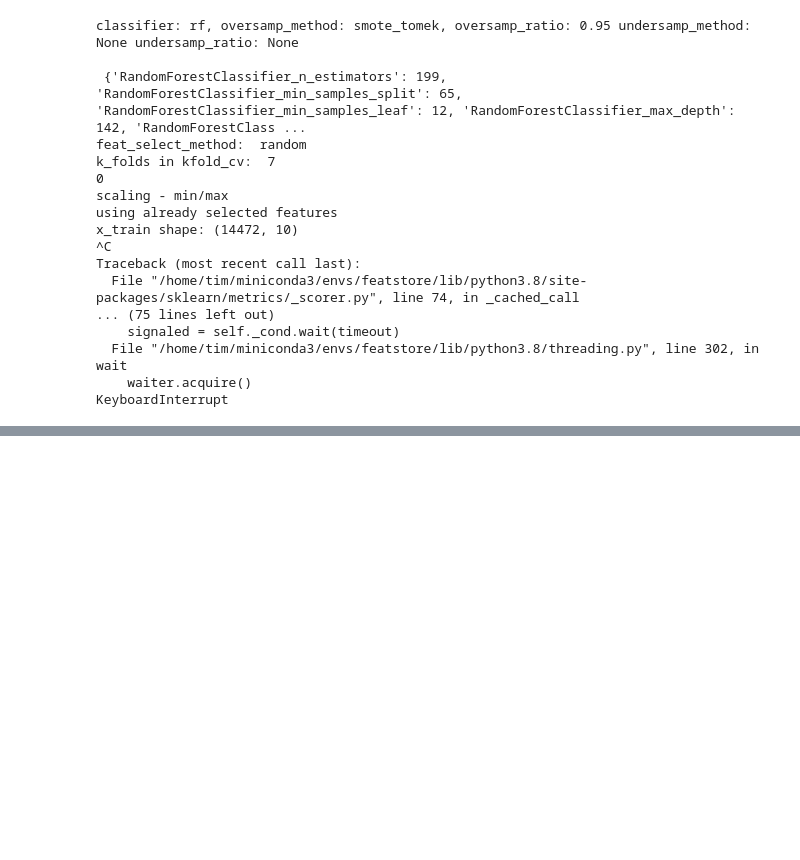
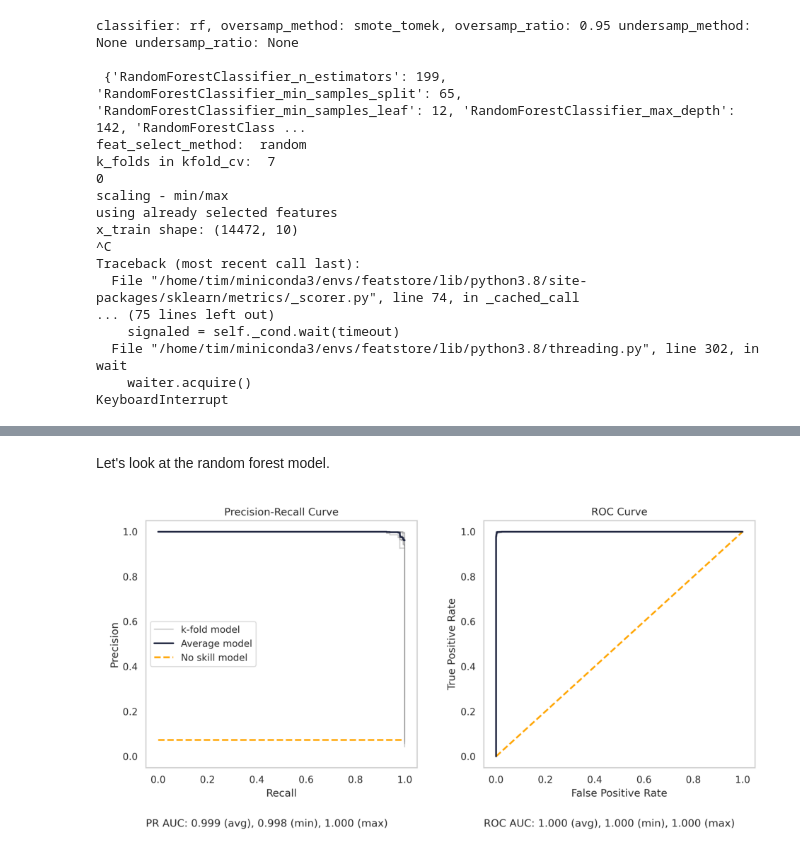
Before and after one commit to tvhahn/tspipe, a Jupyter notebook: notebooks/milling-reproduction.ipynb, the cells around one changed output, grey strips where cells are left out. Drawn from its saved outputs; the diff is of its cells as text; code cells hidden in the pictures; blank space fills up the shorter version.

Commit message:
Add model curve scipts

```diff
--- a/notebooks/milling-reproduction.ipynb
+++ b/notebooks/milling-reproduction.ipynb
@@ -428,0 +456,40 @@ KeyboardInterrupt
+# %%
+def display_model_curves(file_list, model_type):
+    """
+    Display the model curves for a given model type.
+
+    Parameters
+    ----------
+    file_list : list
+        List of all the model curves in the file folder.
+
+    model_type : str
+        The model type to display the curve for.
+
+        Options:
+            - rf: random forest
+            - xgb: xgboost
+            - lr: logistic regression
+            - svm: support vector machine
+            - knn: k-nearest neighbours
+            - sgd: stochastic gradient descent linear classifier
+            - ridge: ridge regression
+            - nb: naive bayes
+    """
+
+    # assert that the model type is valid
+    assert model_type in ['rf', 'xgb', 'lr', 'svm', 'knn', 'sgd', 'ridge', 'nb'], \
+        "Invalid model type. Please choose from: 'rf', 'xgb', 'lr', 'svm', 'knn', 'sgd', 'ridge', 'nb'"
+
+    file_name = [f for f in file_list if model_type in f][0]
+    img = mpimg.imread(file_name)
+    plt.figure(figsize=(12, 8))
+    plt.imshow(img)
+    plt.axis('off')
+    plt.show()
+# %% [markdown]
+Let's look at the random forest model.
+# %%
+display_model_curves(file_list, model_type="rf")
+# %% [output]
+[figure, added]
```
Also changed, not shown: parts of 9 cells of this notebook.
